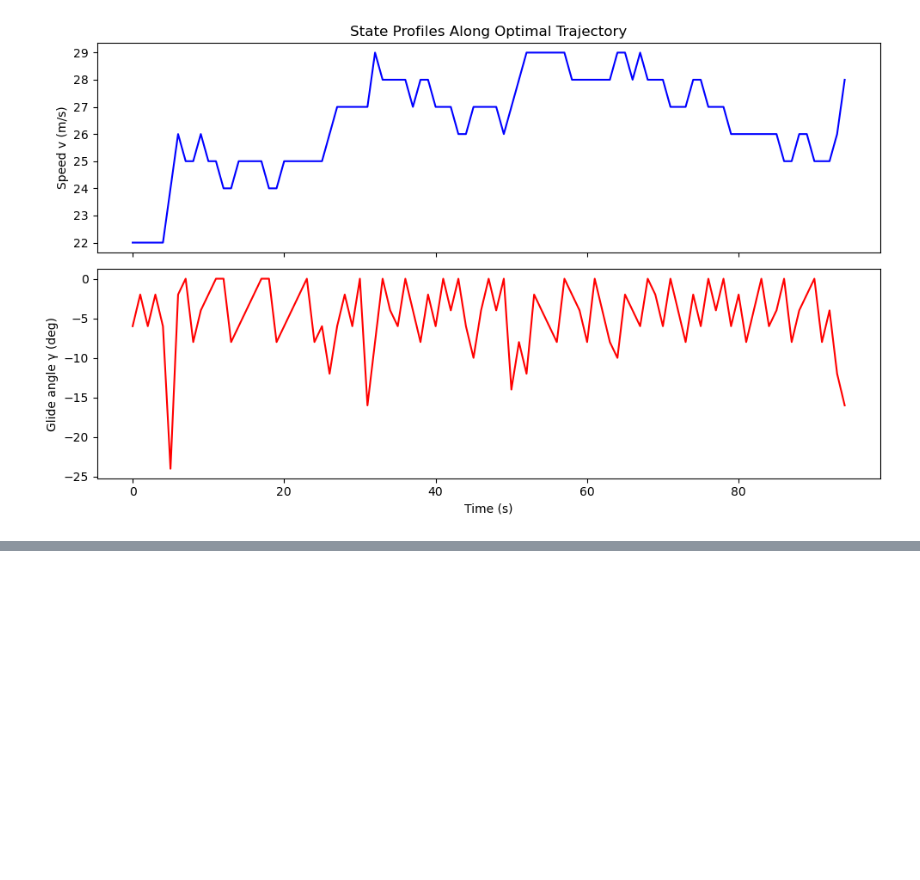
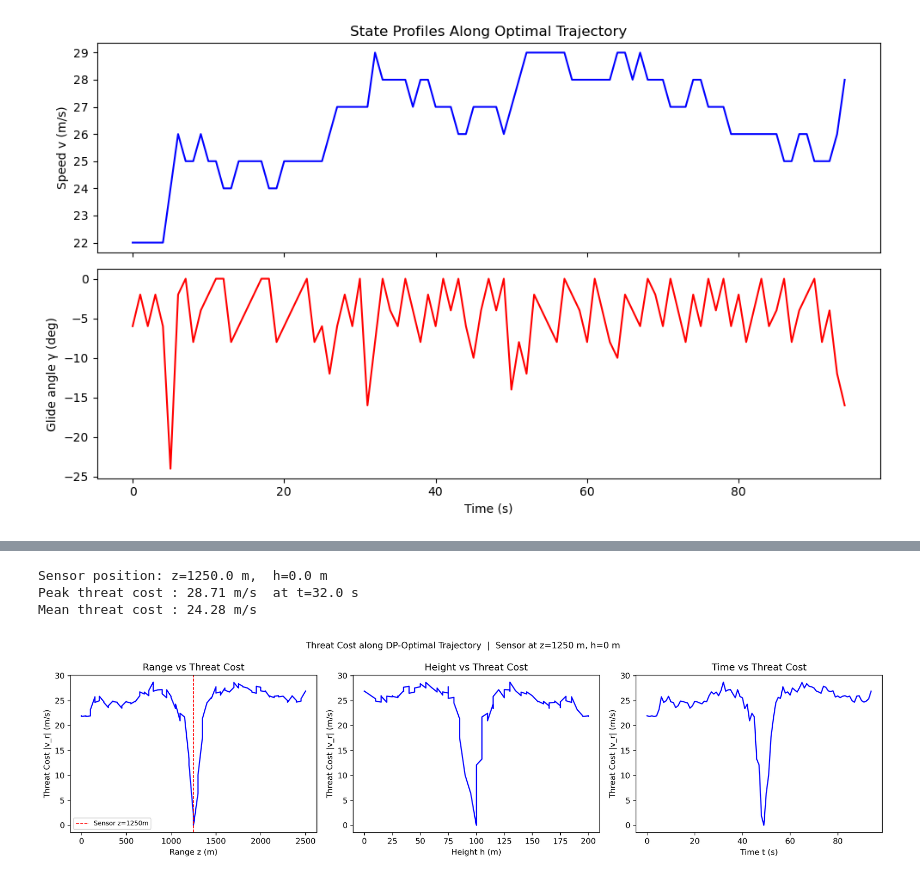
Before and after one commit to jeffersonkim97/glider_hybrid_control, a Jupyter notebook: Glider_Bellman/glider_02.ipynb, the cells around one changed output, grey strips where cells are left out. Drawn from its saved outputs; the diff is of its cells as text; code cells hidden in the pictures; blank space fills up the shorter version.

```diff
--- a/Glider_Bellman/glider_02.ipynb
+++ b/Glider_Bellman/glider_02.ipynb
@@ -620,0 +696,63 @@ plt.show()
+# %%
+# ── Sensor Parameters ─────────────────────────────────────────────────────────
+Z_SENSOR = (Z_SW + Z_GOAL) / 2.0   # midpoint in range
+H_SENSOR = 0.0                      # ground level
+
+print(f'Sensor position: z={Z_SENSOR:.1f} m,  h={H_SENSOR:.1f} m')
+
+def radial_velocity(z, h, v, gamma):
+    """Signed radial velocity of glider relative to sensor (+ = receding)."""
+    dz   = z - Z_SENSOR
+    dh   = h - H_SENSOR
+    dist = np.sqrt(dz**2 + dh**2)
+    if dist < 1e-6:
+        return 0.0
+    vz = v * np.cos(gamma)
+    vh = v * np.sin(gamma)
+    return (vz * dz + vh * dh) / dist
+
+def threat_cost_along(traj):
+    """Return |v_radial| at each step of traj [(z, h, v, gamma), ...]."""
+    return np.array([abs(radial_velocity(z, h, v, g)) for z, h, v, g in traj])
+
+# Evaluate on the DP-optimal trajectory
+tc_opt = threat_cost_along(fwd_cont)
+t_opt  = np.arange(len(fwd_cont)) * DT
+
+print(f'Peak threat cost : {tc_opt.max():.2f} m/s  at t={t_opt[np.argmax(tc_opt)]:.1f} s')
+print(f'Mean threat cost : {tc_opt.mean():.2f} m/s')
+# %% [output]
+Sensor position: z=1250.0 m,  h=0.0 m
+Peak threat cost : 28.71 m/s  at t=32.0 s
+Mean threat cost : 24.28 m/s
+# %%
+fig, axes = plt.subplots(1, 3, figsize=(15, 4), dpi=300)
+
+# z vs threat cost
+axes[0].plot(traj_z, tc_opt, 'b')
+axes[0].axvline(Z_SENSOR, color='r', linestyle='--', linewidth=1.0, label=f'Sensor z={Z_SENSOR:.0f}m')
+axes[0].set_xlabel('Range z (m)')
+axes[0].set_ylabel('Threat Cost |v_r| (m/s)')
+axes[0].set_title('Range vs Threat Cost')
+axes[0].legend(fontsize=8)
+
+# h vs threat cost
+axes[1].plot(traj_h, tc_opt, 'b')
+axes[1].set_xlabel('Height h (m)')
+axes[1].set_ylabel('Threat Cost |v_r| (m/s)')
+axes[1].set_title('Height vs Threat Cost')
+
+# t vs threat cost
+axes[2].plot(t_opt, tc_opt, 'b')
+axes[2].set_xlabel('Time t (s)')
+axes[2].set_ylabel('Threat Cost |v_r| (m/s)')
+axes[2].set_title('Time vs Threat Cost')
+
+plt.suptitle(
+    f'Threat Cost along DP-Optimal Trajectory  |  Sensor at z={Z_SENSOR:.0f} m, h={H_SENSOR:.0f} m',
+    fontsize=11
+)
+plt.tight_layout()
+plt.show()
+# %% [output]
+[figure, added]
```
Also changed, not shown: parts of 15 cells of this notebook.
